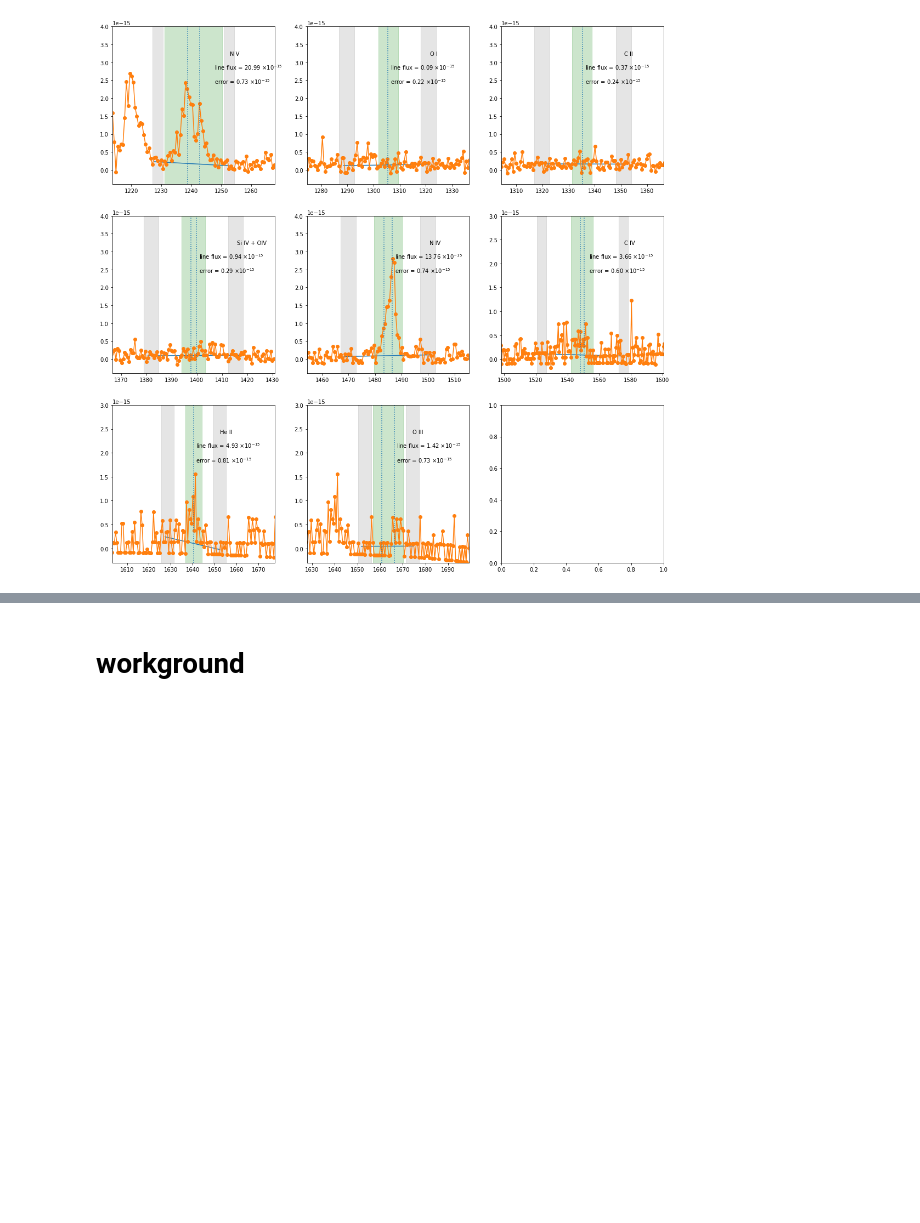
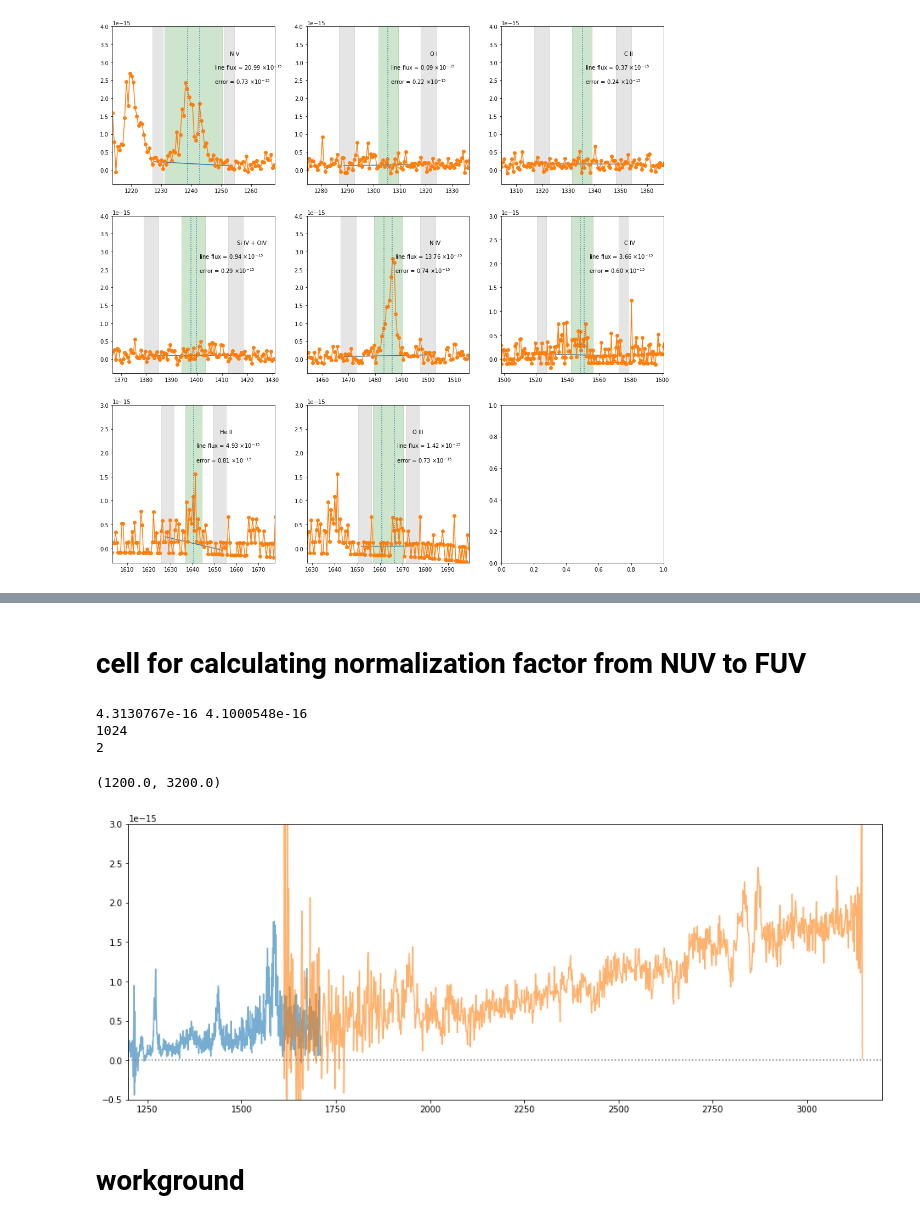
Before and after one commit to Anika019/UV_interaction_SN, a Jupyter notebook: line calculation.ipynb, the cells around one changed output, grey strips where cells are left out. Saved outputs shown, nothing was run; the diff lists cells and outputs as text; code cells hidden in the pictures; blank space fills up the shorter version.

```diff
--- a/line calculation.ipynb
+++ b/line calculation.ipynb
@@ -317,2 +419,37 @@ emflux = plot_region(axes[1], wav, flux, [ 1906.7, 1908.7], linename = 'C III',
+# %% [markdown]
+# cell for calculating normalization factor from NUV to FUV
+# %%
+def calc_normalization(fuvspec, nuvspec, fuv_cut_edge = 40, nuv_cut_edge =40):
+    fuv = fits.open(fuvspec)
+    nuv = fits.open(nuvspec)
+    fuv_ind = fuv[1].data['WAVELENGTH'][0]>nuv[1].data['WAVELENGTH'][0][nuv_cut_edge]
+    nuv_ind = nuv[1].data['WAVELENGTH'][0]<fuv[1].data['WAVELENGTH'][0][-fuv_cut_edge]
+    scale = 2#np.average(fuv[1].data['FLUX'][0][fuv_ind][:-fuv_cut_edge])/np.average(nuv[1].data['FLUX'][0][nuv_ind][nuv_cut_edge:])
+    print(np.average(fuv[1].data['FLUX'][0][fuv_ind][:-fuv_cut_edge]),np.average(nuv[1].data['FLUX'][0][nuv_ind][nuv_cut_edge:]))
+    plt.plot(fuv[1].data['WAVELENGTH'][0][:-fuv_cut_edge], fuv[1].data['FLUX'][0][:-fuv_cut_edge],
+              alpha = 0.6)
+    plt.plot(nuv[1].data['WAVELENGTH'][0][nuv_cut_edge:], nuv[1].data['FLUX'][0][nuv_cut_edge:]*scale,
+              alpha = 0.6)
+    print(len(fuv[1].data['FLUX'][0]))
+    plt.axhline(np.median(fuv[1].data['WAVELENGTH'][0][fuv_ind][:-fuv_cut_edge]), linestyle = ':')
+    plt.xlim(nuv[1].data['WAVELENGTH'][0][nuv_cut_edge]-100, fuv[1].data['WAVELENGTH'][0][-fuv_cut_edge]+100)
+    return scale
+# %%
+plt.figure(figsize=(16, 6))
+scale = calc_normalization('./reduced_spectra/2020nxt/2020nxt_d18FUV.fits',
+                  './reduced_spectra/2020nxt/2020nxt_d18NUV.fits',
+                  fuv_cut_edge =10, nuv_cut_edge =30)
+#FUV 4752s
+#NUV 2744
+print(scale)
+plt.axhline(0, color = 'grey', linestyle = ':')
+plt.ylim(-5e-16, 3e-15)
+plt.xlim(1200, 3200)
+# %% [output]
+4.3130767e-16 4.1000548e-16
+1024
+2
+(1200.0, 3200.0)
+[figure, added]
 # %% [markdown]
 # workground
```
Also changed, not shown: parts of 19 cells of this notebook, 10 other files.
